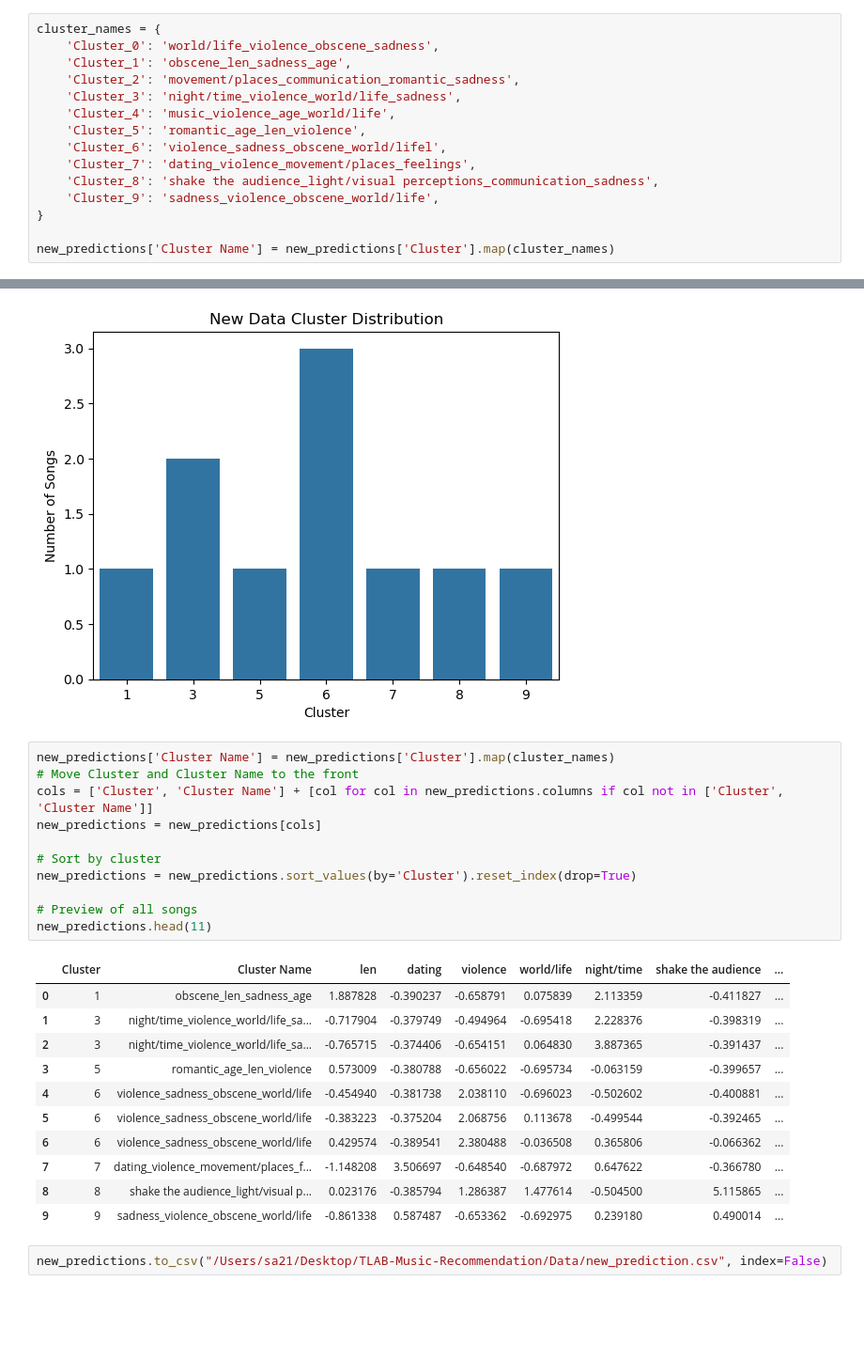
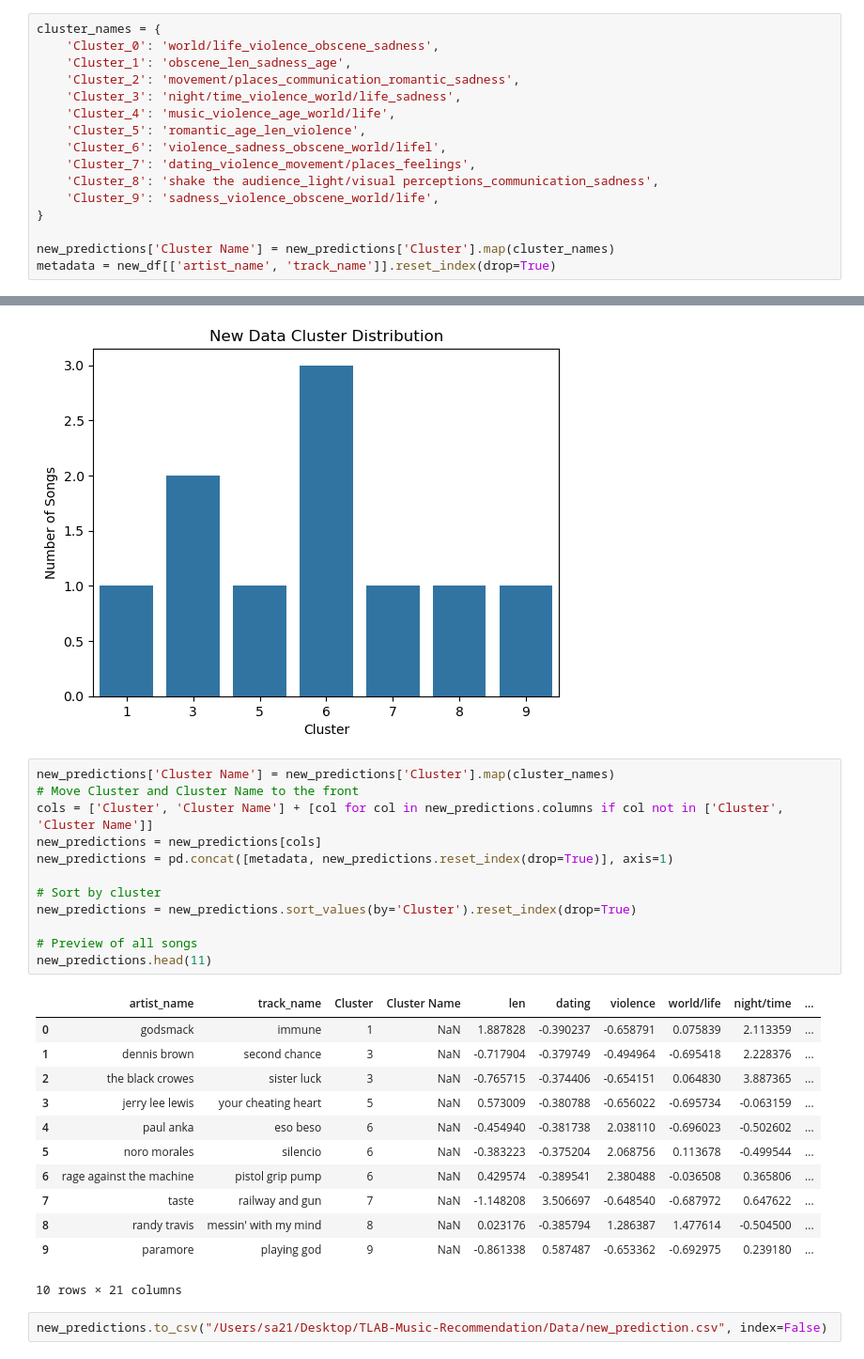
Before and after one commit to ricardijj1/TLAB-Music-Recommendation, a Jupyter notebook: Code/Modeling.ipynb, the cells around one changed output, grey strips where cells are left out. Shown at 94% size. Cells and saved outputs as stored; diff of their text form; blank space fills up the shorter version.

```diff
--- a/Code/Modeling.ipynb
+++ b/Code/Modeling.ipynb
@@ -376,6 +376,7 @@ cluster_names = {
 }
 
 new_predictions['Cluster Name'] = new_predictions['Cluster'].map(cluster_names)
+metadata = new_df[['artist_name', 'track_name']].reset_index(drop=True)
 # %%
 sns.countplot(data=new_predictions, x='Cluster')
 plt.title("New Data Cluster Distribution")
@@ -387,25 +388,27 @@ plt.show()
 # %%
 new_predictions['Cluster Name'] = new_predictions['Cluster'].map(cluster_names)
 # Move Cluster and Cluster Name to the front
 cols = ['Cluster', 'Cluster Name'] + [col for col in new_predictions.columns if col not in ['Cluster', 'Cluster Name']]
 new_predictions = new_predictions[cols]
+new_predictions = pd.concat([metadata, new_predictions.reset_index(drop=True)], axis=1)
 
 # Sort by cluster
 new_predictions = new_predictions.sort_values(by='Cluster').reset_index(drop=True)
 
 # Preview of all songs
 new_predictions.head(11)
 # %% [output]
-|  | Cluster | Cluster Name | len | dating | violence | world/life | night/time | shake the audience | ... |
-| 0 | 1 | obscene_len_sadness_age | 1.887828 | -0.390237 | -0.658791 | 0.075839 | 2.113359 | -0.411827 | ... |
-| 1 | 3 | night/time_violence_world/life_sa... | -0.717904 | -0.379749 | -0.494964 | -0.695418 | 2.228376 | -0.398319 | ... |
-| 2 | 3 | night/time_violence_world/life_sa... | -0.765715 | -0.374406 | -0.654151 | 0.064830 | 3.887365 | -0.391437 | ... |
-| 3 | 5 | romantic_age_len_violence | 0.573009 | -0.380788 | -0.656022 | -0.695734 | -0.063159 | -0.399657 | ... |
-| 4 | 6 | violence_sadness_obscene_world/life | -0.454940 | -0.381738 | 2.038110 | -0.696023 | -0.502602 | -0.400881 | ... |
-| 5 | 6 | violence_sadness_obscene_world/life | -0.383223 | -0.375204 | 2.068756 | 0.113678 | -0.499544 | -0.392465 | ... |
-| 6 | 6 | violence_sadness_obscene_world/life | 0.429574 | -0.389541 | 2.380488 | -0.036508 | 0.365806 | -0.066362 | ... |
-| 7 | 7 | dating_violence_movement/places_f... | -1.148208 | 3.506697 | -0.648540 | -0.687972 | 0.647622 | -0.366780 | ... |
-| 8 | 8 | shake the audience_light/visual p... | 0.023176 | -0.385794 | 1.286387 | 1.477614 | -0.504500 | 5.115865 | ... |
-| 9 | 9 | sadness_violence_obscene_world/life | -0.861338 | 0.587487 | -0.653362 | -0.692975 | 0.239180 | 0.490014 | ... |
+|  | artist_name | track_name | Cluster | Cluster Name | len | dating | violence | world/life | night/time | ... |
+| 0 | godsmack | immune | 1 | NaN | 1.887828 | -0.390237 | -0.658791 | 0.075839 | 2.113359 | ... |
+| 1 | dennis brown | second chance | 3 | NaN | -0.717904 | -0.379749 | -0.494964 | -0.695418 | 2.228376 | ... |
+| 2 | the black crowes | sister luck | 3 | NaN | -0.765715 | -0.374406 | -0.654151 | 0.064830 | 3.887365 | ... |
+| 3 | jerry lee lewis | your cheating heart | 5 | NaN | 0.573009 | -0.380788 | -0.656022 | -0.695734 | -0.063159 | ... |
+| 4 | paul anka | eso beso | 6 | NaN | -0.454940 | -0.381738 | 2.038110 | -0.696023 | -0.502602 | ... |
+| 5 | noro morales | silencio | 6 | NaN | -0.383223 | -0.375204 | 2.068756 | 0.113678 | -0.499544 | ... |
+| 6 | rage against the machine | pistol grip pump | 6 | NaN | 0.429574 | -0.389541 | 2.380488 | -0.036508 | 0.365806 | ... |
+| 7 | taste | railway and gun | 7 | NaN | -1.148208 | 3.506697 | -0.648540 | -0.687972 | 0.647622 | ... |
+| 8 | randy travis | messin' with my mind | 8 | NaN | 0.023176 | -0.385794 | 1.286387 | 1.477614 | -0.504500 | ... |
+| 9 | paramore | playing god | 9 | NaN | -0.861338 | 0.587487 | -0.653362 | -0.692975 | 0.239180 | ... |
+10 rows × 21 columns
 # %%
 new_predictions.to_csv("/Users/sa21/Desktop/TLAB-Music-Recommendation/Data/new_prediction.csv", index=False)
```
